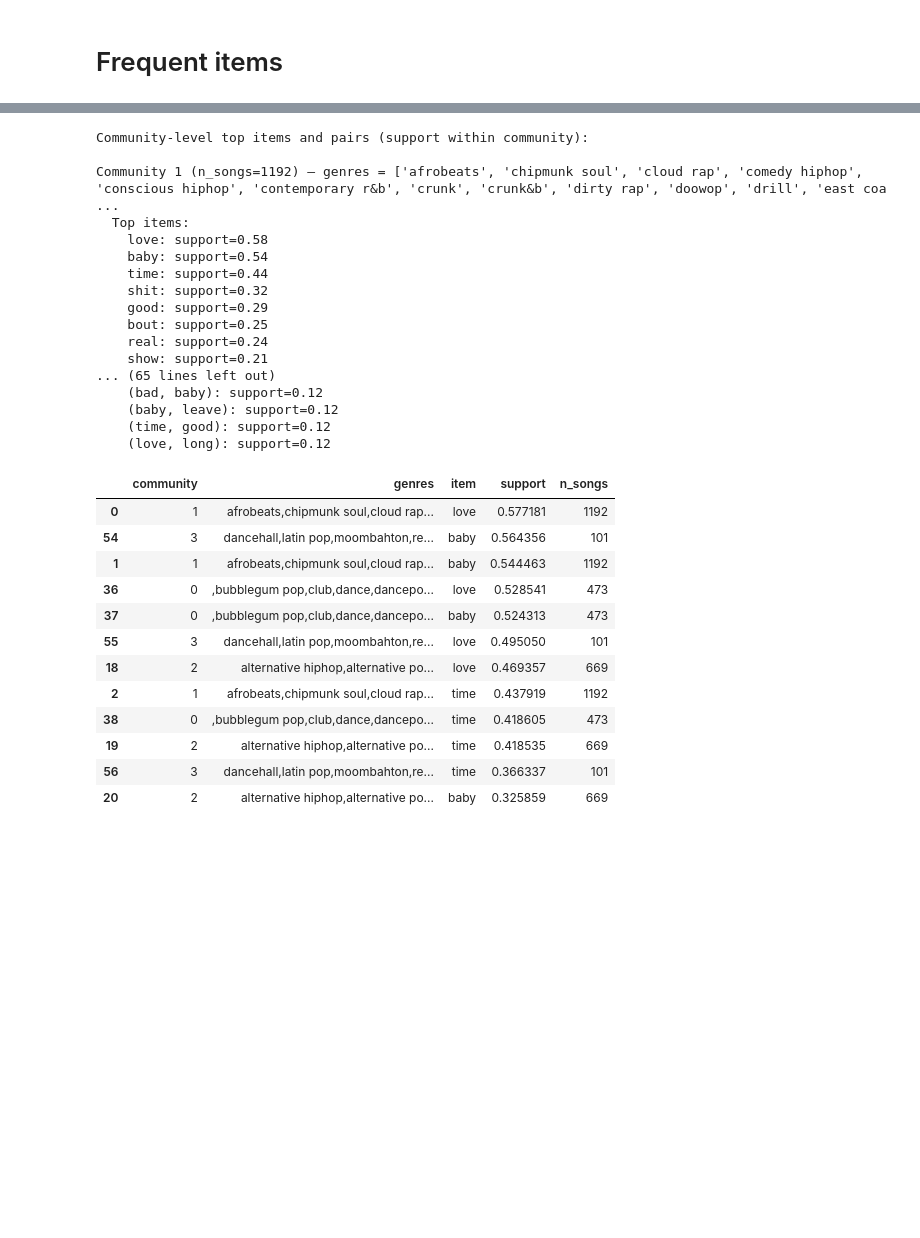
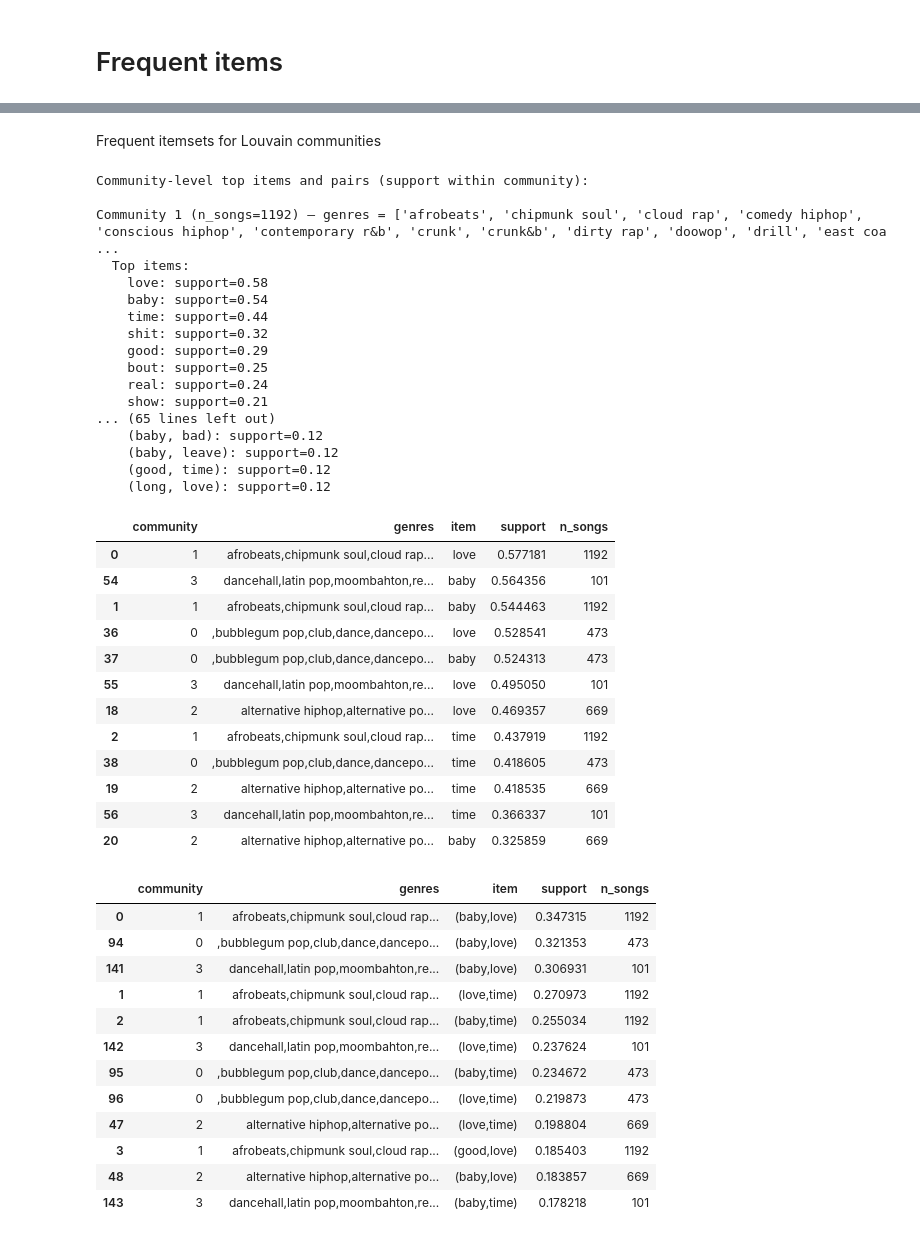
Before and after one commit to wkandersen/02807-computational-data-science, a Jupyter notebook: Project_main.ipynb, the cells around one changed output, grey strips where cells are left out. Drawn from its saved outputs; the diff is of its cells as text; code cells hidden in the pictures; blank space fills up the shorter version.

```diff
--- a/Project_main.ipynb
+++ b/Project_main.ipynb
@@ -451,11 +461,9 @@ The higher betweenness centrality, the more paths runs through the node/edge. It
 See that r&b have the highest betwenness centrality, but it is still quite low.
 # %%
 ## Degree centrality
-sum_degrees = sum(dict(G_emo.degree(weight='weight')).values())
-weighted_centrality = {node: value / sum_degrees for node, value in dict(G_emo.degree(weight='weight')).items()}
-
-sorted_weighted_centrality = sorted(weighted_centrality.items(), key=lambda x: x[1], reverse=True)
-print("Top 5 genres by weighted degree centrality:")
-for genre, centrality in sorted_weighted_centrality[:5]:
+degree_centrality = nx.degree_centrality(G)
+sorted_degree_centrality = sorted(degree_centrality.items(), key=lambda x: x[1], reverse=True)
+print("Top 5 genres by degree centrality:")
+for genre, centrality in sorted_degree_centrality[:5]:
     print(f"{genre}: {centrality:.4f}")
 # %% [output]
@@ -670,6 +678,8 @@ __________________________
 # Create baskets of emotion-lexicon words per genre (from df_expanded['genre','lyrics'])
 import re
 from collections import defaultdict, Counter
+
+extract_stopwords = []
 
 # Build stopword set: try NLTK then fallback to a small built-in list
 try:
@@ -688,6 +698,7 @@ except Exception:
         'oh','yeah','la','na','woah','uh','ah'
     }
 
+STOPWORDS.update(extract_stopwords)
 # Build emotion-word set (only association==1)
 EMO_WORDS = set(df_emo.loc[df_emo['association'] == 1, 'word'].astype(str).str.lower())
 
@@ -945,6 +919,8 @@ Genre: r&b (n_songs=524)
 | 1238 | hardcore hiphop | shit | 0.833333 | 6 |
 | 1118 | snap | bout | 0.814815 | 27 |
 | 1542 | bubblegum pop | love | 0.812500 | 16 |
+# %% [markdown]
+Frequent itemsets for Louvain communities
 # %%
 # Community-level support: aggregate genre baskets into communities and compute top items/pairs
 from collections import defaultdict
@@ -1001,6 +977,7 @@ MIN_SUPPORT = 0.05
 
 print('Community-level top items and pairs (support within community):')
 comm_rows = []
+comm_rows_pair = []
 for comm_idx, baskets in sorted(community_baskets.items(), key=lambda x: -len(x[1])):
     n_songs = len(baskets)
     if n_songs == 0:
@@ -1035,38 +1012,56 @@ for comm_idx, baskets in sorted(community_baskets.items(), key=lambda x: -len(x[
     for it, sup in item_supports:
         comm_rows.append({'community': comm_idx, 'genres': ','.join(comm_genres), 'item': it, 'support': sup, 'n_songs': n_songs})
 
+    for it, sup in pair_supports:
+        comm_rows_pair.append({'community': comm_idx, 'genres': ','.join(comm_genres), 'item': f'({it[0]},{it[1]})', 'support': sup, 'n_songs': n_songs})
+
 df_comm_item_support = pd.DataFrame(comm_rows)
+df_comm_pair_support = pd.DataFrame(comm_rows_pair)
 
 # Example: top 12 community-item combinations
 display(df_comm_item_support.sort_values(['support','n_songs'], ascending=[False, False]).head(12))
+display(df_comm_pair_support.sort_values(['support','n_songs'], ascending=[False, False]).head(12))
 # %% [output]
 Community-level top items and pairs (support within community):
 
 Community 1 (n_songs=1192) — genres = ['afrobeats', 'chipmunk soul', 'cloud rap', 'comedy hiphop', 'conscious hiphop', 'contemporary r&b', 'crunk', 'crunk&b', 'dirty rap', 'doowop', 'drill', 'east coa ...
   Top items:
     love: support=0.58
     baby: support=0.54
     time: support=0.44
     shit: support=0.32
     good: support=0.29
     bout: support=0.25
     real: support=0.24
     show: support=0.21
 ... (65 lines left out)
-    (bad, baby): support=0.12
+    (baby, bad): support=0.12
     (baby, leave): support=0.12
-    (time, good): support=0.12
-    (love, long): support=0.12
+    (good, time): support=0.12
+    (long, love): support=0.12
 |  | community | genres | item | support | n_songs |
 | 0 | 1 | afrobeats,chipmunk soul,cloud rap... | love | 0.577181 | 1192 |
 | 54 | 3 | dancehall,latin pop,moombahton,re... | baby | 0.564356 | 101 |
 | 1 | 1 | afrobeats,chipmunk soul,cloud rap... | baby | 0.544463 | 1192 |
 | 36 | 0 | ,bubblegum pop,club,dance,dancepo... | love | 0.528541 | 473 |
 | 37 | 0 | ,bubblegum pop,club,dance,dancepo... | baby | 0.524313 | 473 |
 | 55 | 3 | dancehall,latin pop,moombahton,re... | love | 0.495050 | 101 |
 | 18 | 2 | alternative hiphop,alternative po... | love | 0.469357 | 669 |
 | 2 | 1 | afrobeats,chipmunk soul,cloud rap... | time | 0.437919 | 1192 |
 | 38 | 0 | ,bubblegum pop,club,dance,dancepo... | time | 0.418605 | 473 |
 | 19 | 2 | alternative hiphop,alternative po... | time | 0.418535 | 669 |
 | 56 | 3 | dancehall,latin pop,moombahton,re... | time | 0.366337 | 101 |
 | 20 | 2 | alternative hiphop,alternative po... | baby | 0.325859 | 669 |
+|  | community | genres | item | support | n_songs |
+| 0 | 1 | afrobeats,chipmunk soul,cloud rap... | (baby,love) | 0.347315 | 1192 |
+| 94 | 0 | ,bubblegum pop,club,dance,dancepo... | (baby,love) | 0.321353 | 473 |
+| 141 | 3 | dancehall,latin pop,moombahton,re... | (baby,love) | 0.306931 | 101 |
+| 1 | 1 | afrobeats,chipmunk soul,cloud rap... | (love,time) | 0.270973 | 1192 |
+| 2 | 1 | afrobeats,chipmunk soul,cloud rap... | (baby,time) | 0.255034 | 1192 |
+| 142 | 3 | dancehall,latin pop,moombahton,re... | (love,time) | 0.237624 | 101 |
+| 95 | 0 | ,bubblegum pop,club,dance,dancepo... | (baby,time) | 0.234672 | 473 |
+| 96 | 0 | ,bubblegum pop,club,dance,dancepo... | (love,time) | 0.219873 | 473 |
+| 47 | 2 | alternative hiphop,alternative po... | (love,time) | 0.198804 | 669 |
+| 3 | 1 | afrobeats,chipmunk soul,cloud rap... | (good,love) | 0.185403 | 1192 |
+| 48 | 2 | alternative hiphop,alternative po... | (baby,love) | 0.183857 | 669 |
+| 143 | 3 | dancehall,latin pop,moombahton,re... | (baby,time) | 0.178218 | 101 |
```
Also changed, not shown: parts of 20 cells of this notebook.
